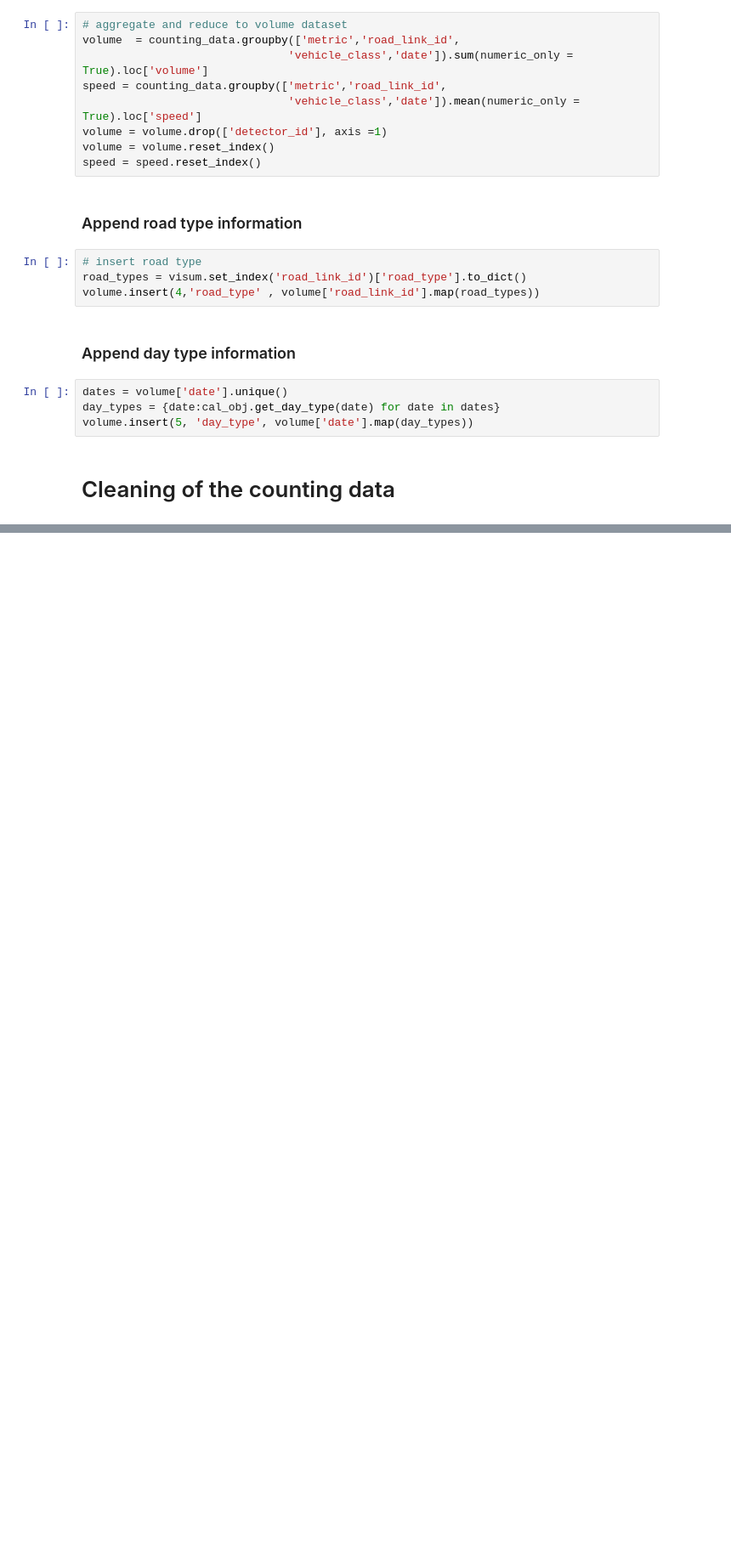
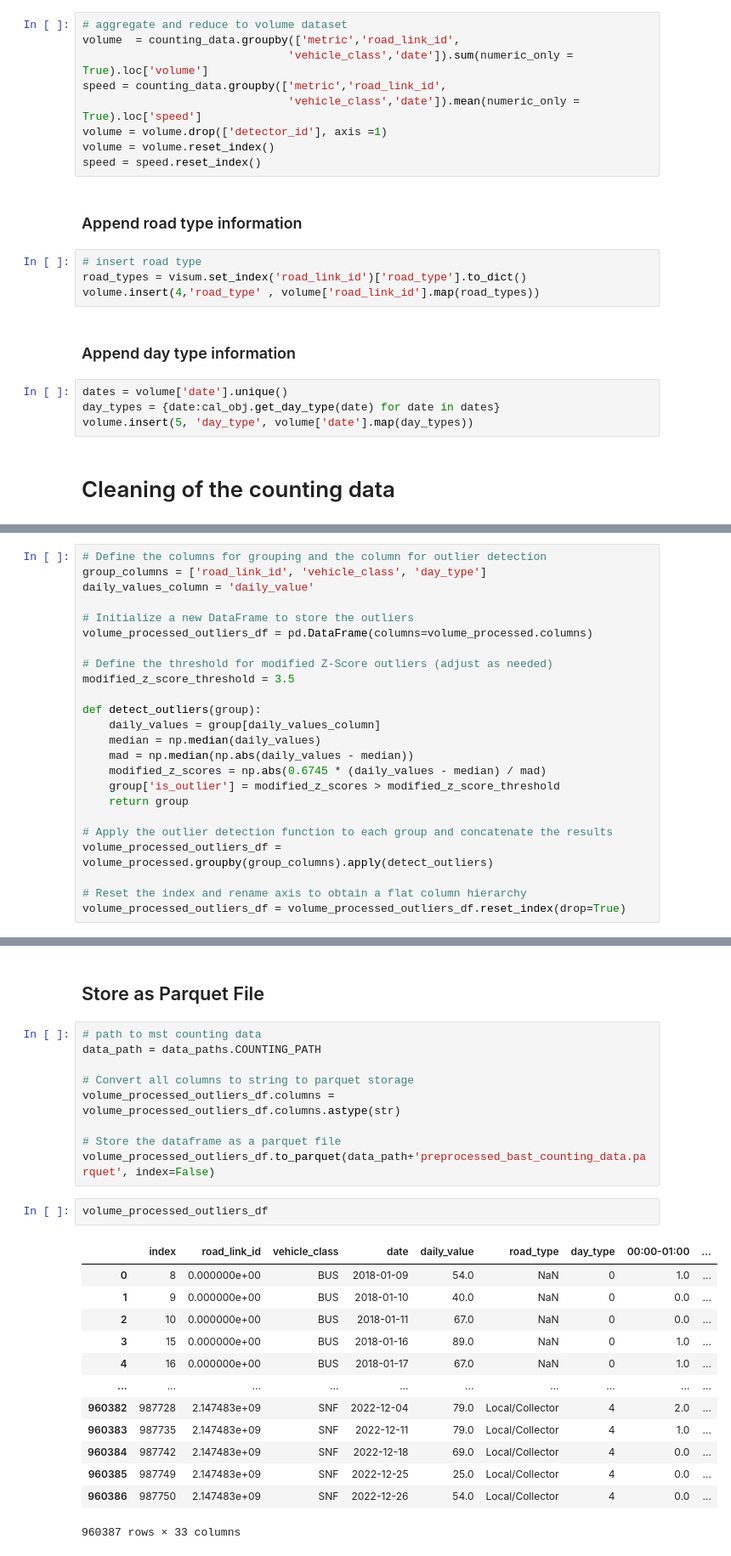
Before and after one commit to tum-esm/drive-inventory, a Jupyter notebook: notebooks/explore_counting_data.ipynb, the cells around one changed output, grey strips where cells are left out. Shown at 85% size. Cells and saved outputs as stored; diff of their text form; blank space fills up the shorter version.

Commit message:
added completeness & outlier check, and storage

```diff
--- a/notebooks/explore_counting_data.ipynb
+++ b/notebooks/explore_counting_data.ipynb
@@ -118,0 +141,24 @@ array([0.00000000e+00, 3.80000000e+01, 6.00000000e+01, 7.20000000e+01,
+# %%
+# Define the columns for grouping and the column for outlier detection
+group_columns = ['road_link_id', 'vehicle_class', 'day_type']
+daily_values_column = 'daily_value'
+
+# Initialize a new DataFrame to store the outliers
+volume_processed_outliers_df = pd.DataFrame(columns=volume_processed.columns)
+
+# Define the threshold for modified Z-Score outliers (adjust as needed)
+modified_z_score_threshold = 3.5
+
+def detect_outliers(group):
+    daily_values = group[daily_values_column]
+    median = np.median(daily_values)
+    mad = np.median(np.abs(daily_values - median))
+    modified_z_scores = np.abs(0.6745 * (daily_values - median) / mad)
+    group['is_outlier'] = modified_z_scores > modified_z_score_threshold
+    return group
+
+# Apply the outlier detection function to each group and concatenate the results
+volume_processed_outliers_df = volume_processed.groupby(group_columns).apply(detect_outliers)
+
+# Reset the index and rename axis to obtain a flat column hierarchy
+volume_processed_outliers_df = volume_processed_outliers_df.reset_index(drop=True)
@@ -118,0 +236,27 @@ array([0.00000000e+00, 3.80000000e+01, 6.00000000e+01, 7.20000000e+01,
+# %% [markdown]
+## Store as Parquet File
+# %%
+# path to mst counting data
+data_path = data_paths.COUNTING_PATH
+
+# Convert all columns to string to parquet storage
+volume_processed_outliers_df.columns = volume_processed_outliers_df.columns.astype(str)
+
+# Store the dataframe as a parquet file
+volume_processed_outliers_df.to_parquet(data_path+'preprocessed_bast_counting_data.parquet', index=False)
+# %%
+volume_processed_outliers_df
+# %% [output]
+|  | index | road_link_id | vehicle_class | date | daily_value | road_type | day_type | 00:00-01:00 | ... |
+| 0 | 8 | 0.000000e+00 | BUS | 2018-01-09 | 54.0 | NaN | 0 | 1.0 | ... |
+| 1 | 9 | 0.000000e+00 | BUS | 2018-01-10 | 40.0 | NaN | 0 | 0.0 | ... |
+| 2 | 10 | 0.000000e+00 | BUS | 2018-01-11 | 67.0 | NaN | 0 | 0.0 | ... |
+| 3 | 15 | 0.000000e+00 | BUS | 2018-01-16 | 89.0 | NaN | 0 | 1.0 | ... |
+| 4 | 16 | 0.000000e+00 | BUS | 2018-01-17 | 67.0 | NaN | 0 | 1.0 | ... |
+| ... | ... | ... | ... | ... | ... | ... | ... | ... | ... |
+| 960382 | 987728 | 2.147483e+09 | SNF | 2022-12-04 | 79.0 | Local/Collector | 4 | 2.0 | ... |
+| 960383 | 987735 | 2.147483e+09 | SNF | 2022-12-11 | 79.0 | Local/Collector | 4 | 1.0 | ... |
+| 960384 | 987742 | 2.147483e+09 | SNF | 2022-12-18 | 69.0 | Local/Collector | 4 | 0.0 | ... |
+| 960385 | 987749 | 2.147483e+09 | SNF | 2022-12-25 | 25.0 | Local/Collector | 4 | 0.0 | ... |
+| 960386 | 987750 | 2.147483e+09 | SNF | 2022-12-26 | 54.0 | Local/Collector | 4 | 0.0 | ... |
+960387 rows × 33 columns
```
Also changed, not shown: parts of 14 cells of this notebook.
